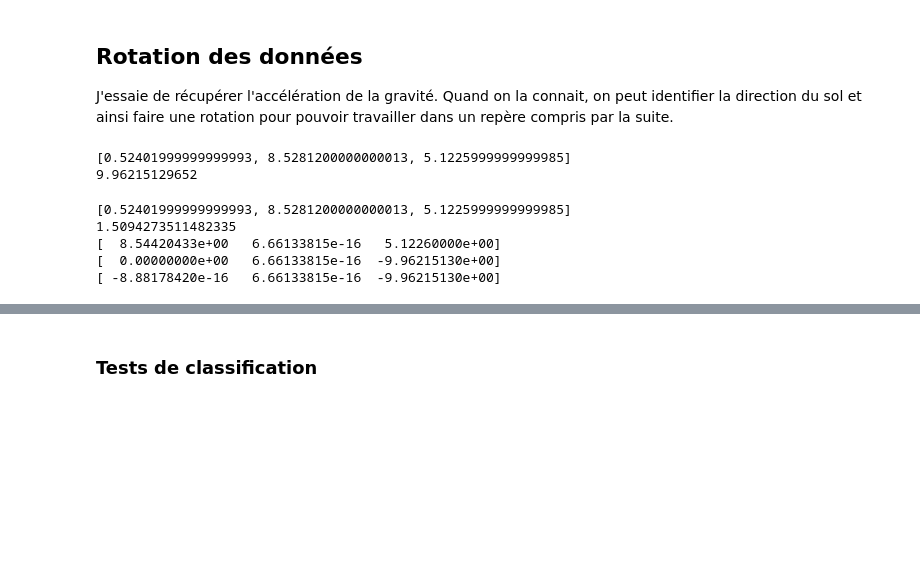
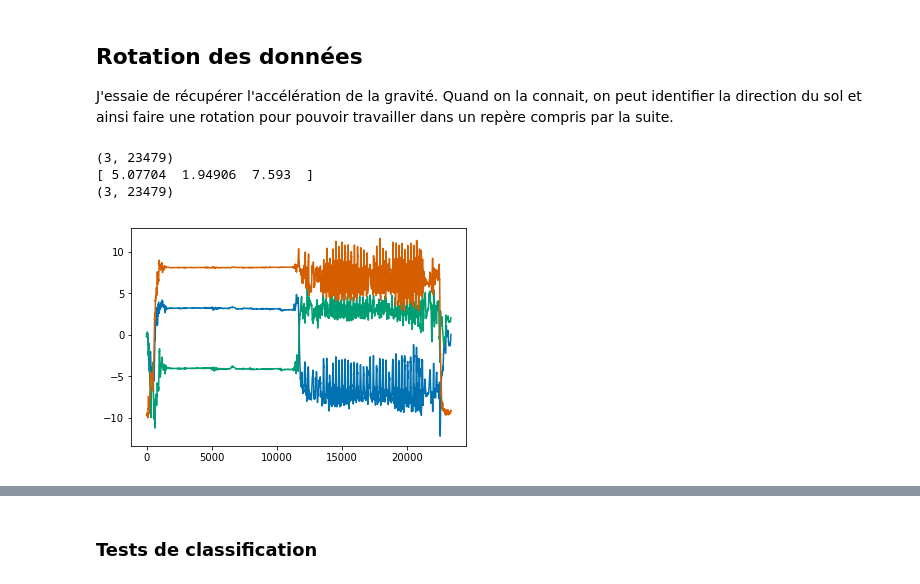
Before and after one commit to Vincent-Robert/Projet-SIGMA, a Jupyter notebook: Projet_script.ipynb, the cells around one changed output, grey strips where cells are left out. Saved outputs shown, nothing was run; the diff lists cells and outputs as text; code cells hidden in the pictures; blank space fills up the shorter version.

```diff
--- a/Projet_script.ipynb
+++ b/Projet_script.ipynb
@@ -121,15 +121,3 @@ plt.plot(filteredZ[n :arrZ.shape[0] - n])
 ## Rotation des données
 
 J'essaie de récupérer l'accélération de la gravité. Quand on la connait, on peut identifier la direction du sol et ainsi faire une rotation pour pouvoir travailler dans un repère compris par la suite.
-# %%
-# Recherche de l'accélération de la gravité sur la première seconde
-
-xg = arrX[:100].mean()
-yg = arrY[:100].mean()
-zg = arrZ[:100].mean()
-G = [xg, yg, zg]
-print(G)
-print((xg**2 + yg**2 + zg**2)**0.5)
-# %% [output]
-[0.52401999999999993, 8.5281200000000013, 5.1225999999999985]
-9.96215129652
@@ -141,30 +124,52 @@ def angle(u, v):
 # %%
+# Seulement la rotation calculée sur la première fenêtre appliquée à toutes les données.
+
+xg = arrX[: 100].mean()
+yg = arrY[: 100].mean()
+zg = arrZ[: 100].mean()
+G = [xg, yg, zg]
+    #print('g = ', G)
+    #print((xg**2 + yg**2 + zg**2)**0.5)
+
 G_objectif = [0, 0, - 9.8]
-# Il faut faire deux rotations
-print(G)
+    # Il faut faire deux rotations
+    #print(G)
 
-# rotation autour de l'axe des ordonnées
+    # rotation autour de l'axe des ordonnées
 
-#On cherche l'argument dans xoy du projeté de G
+    #On cherche l'argument dans xoy du projeté de G
 theta_z = cmath.phase(complex(G[0], G[1]))
-print(theta_z)
+    #print(theta_z)
 rot_mat_z = [[math.cos(theta_z), - math.sin(theta_z), 0], [math.sin(theta_z), math.cos(theta_z), 0], [0, 0, 1]]
 G_rot = np.dot(G, rot_mat_z)
-print(G_rot)
-# rotation autour de l'axe des abscisses
+    #print(G_rot)
+    # rotation autour de l'axe des abscisses
 
 theta_y = cmath.phase(complex(G_rot[0], G_rot[2]))
 rot_mat_y = [[math.sin(theta_y), 0, - math.cos(theta_y)], [0, 1, 0], [- math.cos(theta_y), 0, - math.sin(theta_y)]]
 G_rot = np.dot(G_rot, rot_mat_y)
-print(G_rot)
+    #print(G_rot)
 
-# Rotation complète
+    # Rotation complète
 
 rot_mat = np.dot(rot_mat_z, rot_mat_y)
-print(np.dot(G, rot_mat))
+
+total = np.array([filteredX, filteredY, filteredZ])
+print(total[:, :, 0].shape)
+total = total[:, :, 0]
+print(total[:, 501])
+total_rot = np.dot(np.transpose(total), rot_mat)
+#plt.plot(total_rot[])
+total_rot = np.transpose(total_rot)
+print(total_rot.shape)
+
+plt.figure()
+plt.plot(total_rot[0, n :arrX.shape[0] - n])
+plt.plot(total_rot[1, n :arrY.shape[0] - n])
+plt.plot(total_rot[2, n :arrZ.shape[0] - n])
+plt.show()
 # %% [output]
-[0.52401999999999993, 8.5281200000000013, 5.1225999999999985]
-1.5094273511482335
-[  8.54420433e+00   6.66133815e-16   5.12260000e+00]
-[  0.00000000e+00   6.66133815e-16  -9.96215130e+00]
-[ -8.88178420e-16   6.66133815e-16  -9.96215130e+00]
+(3, 23479)
+[ 5.07704  1.94906  7.593  ]
+(3, 23479)
+[figure, added]
```
Also changed, not shown: parts of 16 cells of this notebook, 2 other files.
